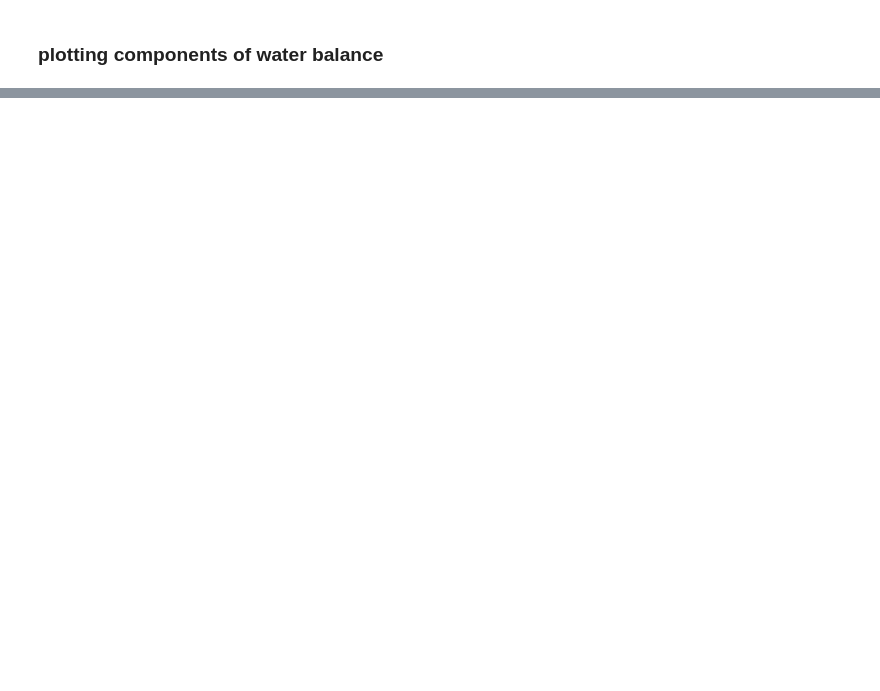
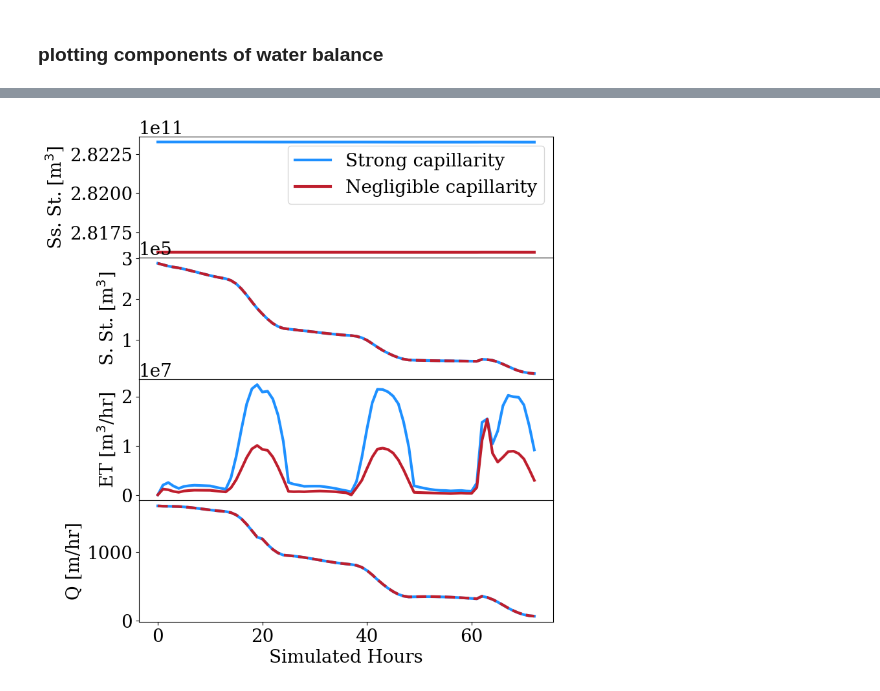
Before and after one commit to mashadab/ParFlow-project, a Jupyter notebook: little_washita/Simulation_Analysis.ipynb, the cells around one changed output, grey strips where cells are left out. Cells and saved outputs as stored; diff of their text form; code cells hidden in the pictures; blank space fills up the shorter version.

```diff
--- a/little_washita/Simulation_Analysis.ipynb
+++ b/little_washita/Simulation_Analysis.ipynb
@@ -230,0 +231,32 @@ np.savez(f'little_washita_time{icount}hr_sim_type{sim_type}_storage',subsurface_
+# %%
+#Difference plots  subsurface_storage,surface_storage,et,overland_flow
+no_cap = np.load(f'little_washita_time72hr_sim_typeno-cap_storage.npz'); subsurf_storage_no_cap = no_cap['arr_0']; surf_storage_no_cap = no_cap['arr_1']; et_no_cap = no_cap['arr_2']; overland_no_cap = no_cap['arr_3'];
+cap = np.load(f'little_washita_time72hr_sim_typecap_storage.npz'); subsurf_storage_cap = cap['arr_0']; surf_storage_cap = cap['arr_1']; et_cap = cap['arr_2']; overland_cap = cap['arr_3'];
+
+#plotting components of water balance
+fig, axs = plt.subplots(4, sharex=True, figsize=(8,10) , dpi=100)
+#fig.suptitle('Little Washita Water Balance')
+axs[0].plot(subsurf_storage_cap, linewidth=3, color = blue,linestyle='-',label='Strong capillarity')
+axs[0].plot(subsurf_storage_no_cap, linewidth=3, color = red,linestyle='-',label='Negligible capillarity')
+axs[0].legend(loc='best')
+axs[0].set_ylabel("Ss. St. [m$^3$]")
+axs[1].plot(surf_storage_no_cap, linewidth=3, color = blue,linestyle='-')
+axs[1].plot(surf_storage_cap, linewidth=3, color = red,linestyle='--')
+axs[1].set_ylabel("S. St. [m$^3$]")
+axs[2].plot(et_cap, linewidth=3, color = blue,linestyle='-')
+axs[2].plot(et_no_cap, linewidth=3, color = red,linestyle='-')
+axs[2].set_ylabel("ET [m$^3$/hr]")
+axs[3].plot(overland_cap[:,24,50], linewidth=3, color = blue,linestyle='-')
+axs[3].plot(overland_no_cap[:,24,50], linewidth=3, color = red,linestyle='--')
+axs[3].set_ylabel("Q [m/hr]")
+plt.xlabel('Simulated Hours')
+plt.subplots_adjust(left=0.1,
+                    bottom=0.1,
+                    right=0.9,
+                    top=0.85,
+                    wspace=0.0,
+                    hspace=0.0)
+axs[1].ticklabel_format(axis='y', style='sci', scilimits=(0,0))
+plt.savefig(f'little_washita_time{icount}hr_sim_type{sim_type}_combined.pdf',bbox_inches='tight', dpi = 600)
+# %% [output]
+[figure, added]
```
Also changed, not shown: parts of 3 cells of this notebook, 1 other file.
